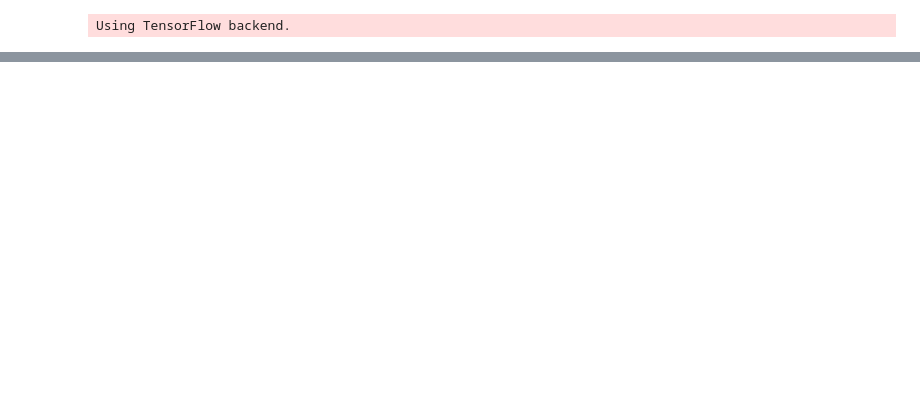
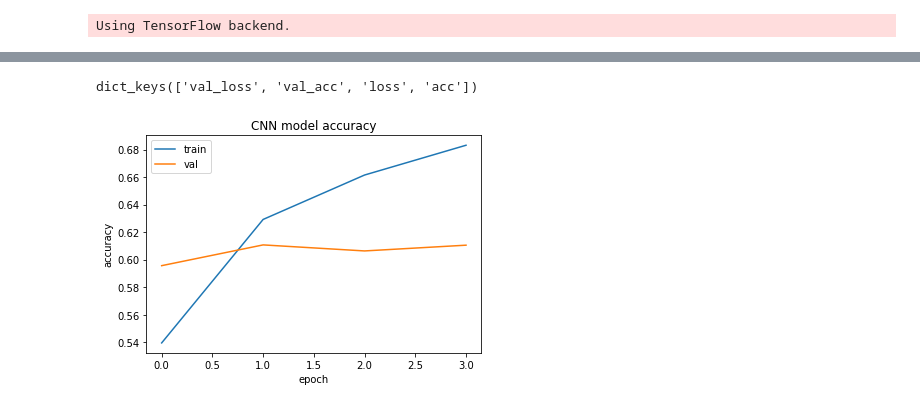
Before and after one commit to 30JD/Sentiment_Analysis_via_Deep_Learning, a Jupyter notebook: Sentiment_analysis.ipynb, the cells around one changed output, grey strips where cells are left out. Cells and saved outputs as stored; diff of their text form; code cells hidden in the pictures; blank space fills up the shorter version.

```diff
--- a/Sentiment_analysis.ipynb
+++ b/Sentiment_analysis.ipynb
@@ -178,19 +264,13 @@ from keras.layers import Conv1D, GlobalMaxPooling1D
 from keras.layers import Dropout
 # %%
 
-model2= Sequential()
-model2.add(Embedding(15000,128,input_length=max_len))
-model2.add(Dropout(0.3))
-
-model2.add(Conv1D(64,kernel_size=2,padding='same',activation='relu',strides=1))
+model2 = Sequential()
+model2.add(Embedding(15000, 128, input_length = max_len))
+model2.add(Dropout(0.2))
+model2.add(Conv1D(filters=64, kernel_size=2, padding='same', activation='relu', strides=1))
 model2.add(GlobalMaxPooling1D())
-
-model2.add(Dense(128,activation='relu'))
-model2.add(Dropout(0.3))
-
-model2.add(Dense(5,activation='softmax'))
-
-
-model2.compile(loss='categorical_crossentropy',optimizer='adam',metrics=['accuracy'])
-
-model2.summary()
+model2.add(Dense(128, activation='relu'))
+model2.add(Dropout(0.4))
+model2.add(Dense(5, activation='softmax'))
+opt2 = Adam(lr=0.001, decay=1e-5)
+model2.compile(loss='categorical_crossentropy', optimizer=opt2, metrics=['accuracy'])
@@ -215,3 +297,3 @@ _________________________________________________________________
 # %%
-model2.fit(X_train, Y_train, validation_data=(X_val, Y_val), epochs=3, batch_size=32, verbose=1)
+history2 = model2.fit(X_train, Y_train, validation_data=(X_val, Y_val), epochs=4, batch_size=64, verbose=1)
 # %% [output]
@@ -221,2 +309,16 @@ KeyboardInterrupt:
+# %%
+f = plt.figure()
+print(history2.history.keys())
+plt.plot(history2.history['acc'])
+plt.plot(history2.history['val_acc'])
+plt.title('CNN model accuracy')
+plt.ylabel('accuracy')
+plt.xlabel('epoch')
+plt.legend(['train', 'val'], loc='upper left')
+plt.show()
+f.savefig("CNN.pdf", bbox_inches='tight')
+# %% [output]
+dict_keys(['val_loss', 'val_acc', 'loss', 'acc'])
+[figure, added]
 # %%
 p2 = model2.predict_classes(X_test, verbose = 1)
```
Also changed, not shown: parts of 35 cells of this notebook.
